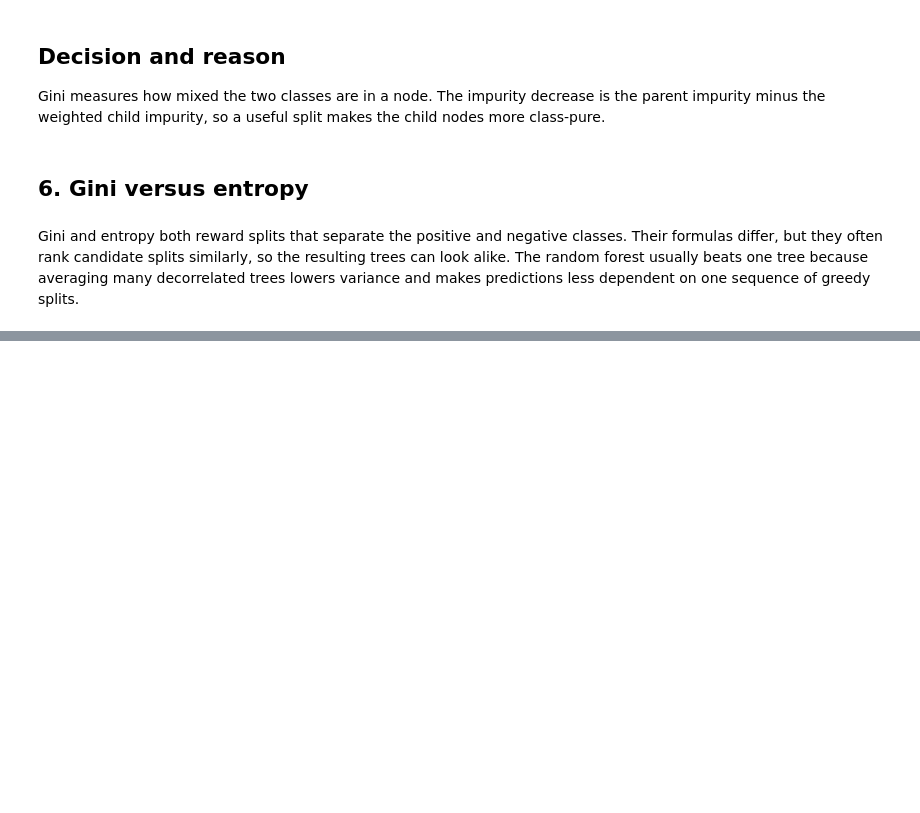
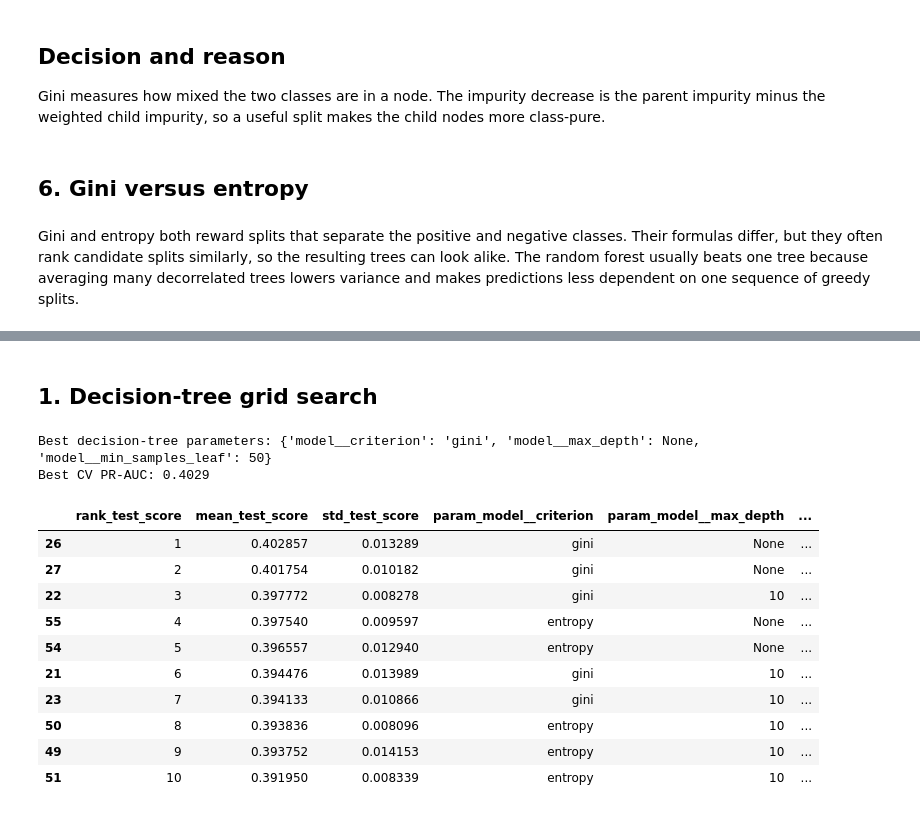
Before and after one commit to MuweenM/bank-LM-prediction, a Jupyter notebook: notebooks/03a_model_decision_tree.ipynb, the cells around one changed output, grey strips where cells are left out. Cells and saved outputs as stored; diff of their text form; code cells hidden in the pictures; blank space fills up the shorter version.

Commit message:
Split model notebooks into 4 separate files for Evaluation 2

```diff
--- a/notebooks/03a_trees.ipynb
+++ b/notebooks/03a_model_decision_tree.ipynb
@@ -76,18 +73,0 @@ All decision trees use `class_weight="balanced"` because the positive class is r
-# %%
-forest_estimator = RandomForestClassifier(
-    n_estimators=300,
-    class_weight="balanced",
-    n_jobs=-1,
-    random_state=42,
-)
-forest_pipeline = build(forest_estimator)
-forest_result = cv_report("Random forest", forest_pipeline, X_train, y_train)
-report_path = repo_root / "reports" / "model_comparison.csv"
-save_result(forest_result, report_path)
-forest_pipeline.fit(X_train, y_train)
-
-if report_path.exists() and report_path.stat().st_size > 0:
-    all_results = pd.read_csv(report_path)
-else:
-    all_results = pd.DataFrame([forest_result])
-display(all_results.sort_values("pr_auc_mean", ascending=False))
@@ -273,0 +145,42 @@ The importance names come from the fitted `prep` step, so one-hot category names
+# %% [markdown]
+## 1. Decision-tree grid search
+# %%
+tree_pipeline = build(DecisionTreeClassifier(class_weight="balanced", random_state=42))
+tree_grid = {
+    "model__criterion": ["gini", "entropy"],
+    "model__max_depth": [3, 4, 5, 6, 8, 10, None],
+    "model__min_samples_leaf": [10, 25, 50, 100],
+}
+
+tree_search = GridSearchCV(
+    tree_pipeline,
+    param_grid=tree_grid,
+    scoring="average_precision",
+    cv=folds,
+    n_jobs=-1,
+    return_train_score=True,
+)
+tree_search.fit(X_train, y_train)
+print("Best decision-tree parameters:", tree_search.best_params_)
+print(f"Best CV PR-AUC: {tree_search.best_score_:.4f}")
+# %% [output]
+Best decision-tree parameters: {'model__criterion': 'gini', 'model__max_depth': None, 'model__min_samples_leaf': 50}
+Best CV PR-AUC: 0.4029
+# %%
+tree_best_result = cv_report("Decision tree-tuned", tree_search.best_estimator_, X_train, y_train)
+save_result(tree_best_result, report_path)
+
+tree_top10 = pd.DataFrame(tree_search.cv_results_).sort_values("rank_test_score").head(10)
+tree_top10[["rank_test_score", "mean_test_score", "std_test_score", "param_model__criterion", "param_model__max_depth", "param_model__min_samples_leaf"]]
+# %% [output]
+|  | rank_test_score | mean_test_score | std_test_score | param_model__criterion | param_model__max_depth | ... |
+| 26 | 1 | 0.402857 | 0.013289 | gini | None | ... |
+| 27 | 2 | 0.401754 | 0.010182 | gini | None | ... |
+| 22 | 3 | 0.397772 | 0.008278 | gini | 10 | ... |
+| 55 | 4 | 0.397540 | 0.009597 | entropy | None | ... |
+| 54 | 5 | 0.396557 | 0.012940 | entropy | None | ... |
+| 21 | 6 | 0.394476 | 0.013989 | gini | 10 | ... |
+| 23 | 7 | 0.394133 | 0.010866 | gini | 10 | ... |
+| 50 | 8 | 0.393836 | 0.008096 | entropy | 10 | ... |
+| 49 | 9 | 0.393752 | 0.014153 | entropy | 10 | ... |
+| 51 | 10 | 0.391950 | 0.008339 | entropy | 10 | ... |
```
Also changed, not shown: parts of 18 cells of this notebook, 7 other files.
